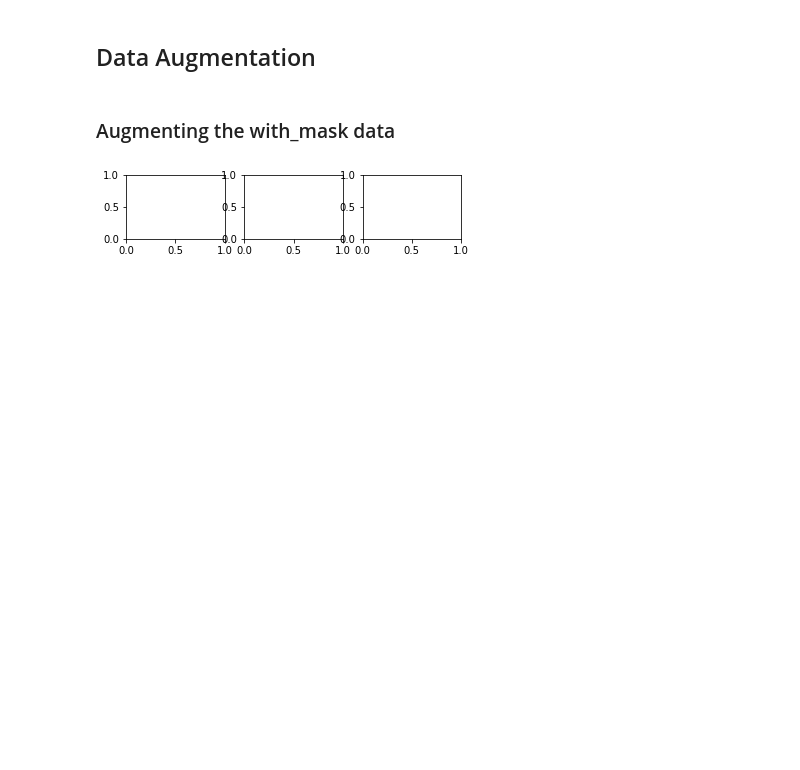
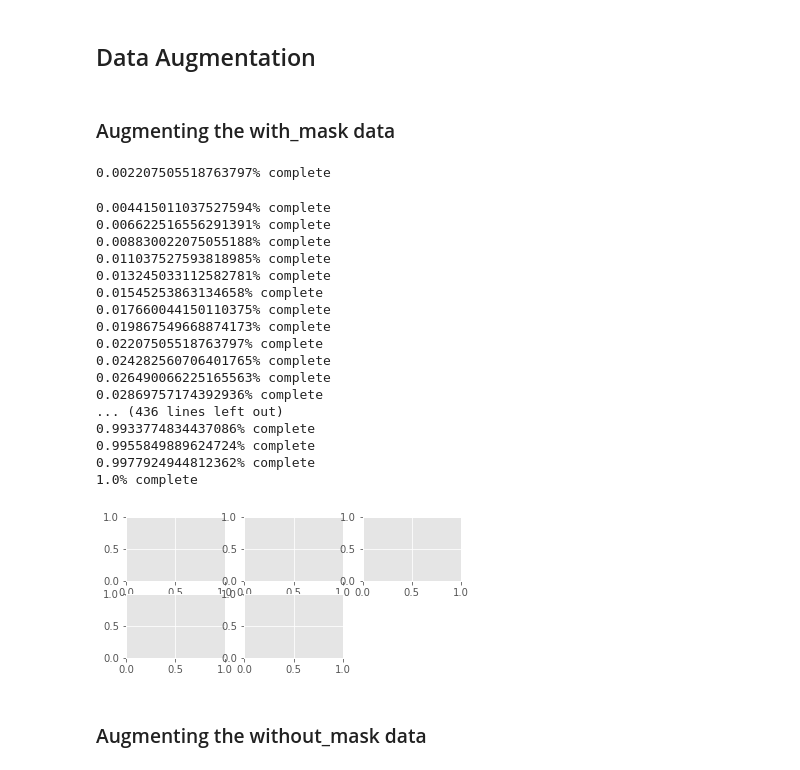
Before and after one commit to ApoorvMehrotra0706/FaceMaskDetection, a Jupyter notebook: BaseModel/Base model.ipynb, the cells around one changed output. Drawn from its saved outputs; the diff is of its cells as text; code cells hidden in the pictures; blank space fills up the shorter version.

```diff
--- a/BaseModel/Base model.ipynb
+++ b/BaseModel/Base model.ipynb
@@ -5,8 +8,12 @@
 # %%
 apoorvPath = '/Users/admin/Desktop/Apoorv/dataset'
 pranjayPath = '/Users/admin/Documents/255/Project/BaseModelDataset/dataset'
-#datasetPath = pranjayPath
-datasetPath = apoorvPath
+pranjayPath2='/media/pranjay/Personal/Study/Spring2021/255-DataMining/BaseModelDataset/dataset'
+drivePath='/content/drive/Shareddrives/255-FaceDetection/BaseModelDataset/dataset'
+# datasetPath = pranjayPath
+# datasetPath=drivePath
+# datasetPath = apoorvPath
+datasetPath=pranjayPath2
 # %%
 !ls $datasetPath
 # %% [output]
@@ -314,6 +321,17 @@ from keras.preprocessing.image import img_to_array
 from keras.preprocessing.image import ImageDataGenerator
 from matplotlib import pyplot
 from PIL import Image as im
+# %%
+#Augmented dataset path
+apoorvPath = '/Users/admin/Desktop/Apoorv'
+pranjayPath = '/Users/admin/Documents/255/Project/BaseModelDataset'
+# datasetUgmentedPath = pranjayPath
+
+drivePath='/content/drive/Shareddrives/255-FaceDetection/BaseModelDataset'
+# datasetUgmentedPath=drivePath
+pranjayPath2='/media/pranjay/Personal/Study/Spring2021/255-DataMining/BaseModelDataset'
+datasetUgmentedPath=pranjayPath2
+# datasetUgmentedPath = apoorvPath
 # %%
 # load the image
 j = 0
@@ -329,7 +347,7 @@ for image in w_mask:
     # prepare iterator
     it = datagen.flow(samples, batch_size=1)
     # generate samples
-    for i in range(3):
+    for i in range(5):
         # define subplot
         pyplot.subplot(330 + 1 + i)
         # generate batch of images
@@ -337,7 +355,7 @@ for image in w_mask:
         # convert to unsigned integers for viewing
         image = batch[0].astype('uint8')
         data = im.fromarray(image)
-        data.save('{0}/augmentation/with_mask/img{1}.png'.format(datasetPath, number))
+        data.save('{0}/augmentation/with_mask/img{1}.png'.format(datasetUgmentedPath, number))
         number = number + 1
 
     ## Second Augmentation
@@ -346,7 +364,7 @@ for image in w_mask:
     # prepare iterator
     it = datagen.flow(samples, batch_size=1)
     # generate samples
-    for i in range(3):
+    for i in range(5):
         # define subplot
         pyplot.subplot(330 + 1 + i)
         # generate batch of images
@@ -354,7 +372,7 @@ for image in w_mask:
         # convert to unsigned integers for viewing
         image = batch[0].astype('uint8')
         data = im.fromarray(image)
-        data.save('{0}/augmentation/with_mask/img{1}.png'.format(datasetPath, number))
+        data.save('{0}/augmentation/with_mask/img{1}.png'.format(datasetUgmentedPath, number))
         number = number + 1
 
 
@@ -363,7 +381,7 @@ for image in w_mask:
     # prepare iterator
     it = datagen.flow(samples, batch_size=1)
     # generate samples
-    for i in range(3):
+    for i in range(5):
         # define subplot
         pyplot.subplot(330 + 1 + i)
         # generate batch of images
@@ -371,41 +389,63 @@ for image in w_mask:
         # convert to unsigned integers for viewing
         image = batch[0].astype('uint8')
         data = im.fromarray(image)
-        data.save('{0}/augmentation/with_mask/img{1}.png'.format(datasetPath, number))
+        data.save('{0}/augmentation/with_mask/img{1}.png'.format(datasetUgmentedPath, number))
         number = number + 1
 
 
     ## Fourth augmnetation
     datagen = ImageDataGenerator(zoom_range=[0.5,1.0])
     # prepare iterator
     it = datagen.flow(samples, batch_size=1)
     # generate samples
-    for i in range(3):
+    for i in range(4):
         # define subplot
         pyplot.subplot(330 + 1 + i)
         # generate batch of images
         batch = it.next()
         # convert to unsigned integers for viewing
         image = batch[0].astype('uint8')
         data = im.fromarray(image)
-        data.save('{0}/augmentation/with_mask/img{1}.png'.format(datasetPath, number))
+        data.save('{0}/augmentation/with_mask/img{1}.png'.format(datasetUgmentedPath, number))
         number = number + 1
 
 
     ## Fifth augmnetation
     datagen = ImageDataGenerator(height_shift_range=0.5)
     # prepare iterator
     it = datagen.flow(samples, batch_size=1)
     # generate samples
-    for i in range(3):
+    for i in range(4):
         # define subplot
         pyplot.subplot(330 + 1 + i)
         # generate batch of images
         batch = it.next()
         # convert to unsigned integers for viewing
         image = batch[0].astype('uint8')
         data = im.fromarray(image)
-        data.save('{0}/augmentation/with_mask/img{1}.png'.format(datasetPath, number))
+        data.save('{0}/augmentation/with_mask/img{1}.png'.format(datasetUgmentedPath, number))
         number = number + 1
+
+    percent =  (number/23)/len(w_mask)
+#     if (percent%10 == 0 or percent%10 == 0.0 ):
+    print('{0}% complete'.format(percent))
 # %% [output]
+0.002207505518763797% complete
+0.004415011037527594% complete
+0.006622516556291391% complete
+0.008830022075055188% complete
+0.011037527593818985% complete
+0.013245033112582781% complete
+0.01545253863134658% complete
+0.017660044150110375% complete
+0.019867549668874173% complete
+0.02207505518763797% complete
+0.024282560706401765% complete
+0.026490066225165563% complete
+0.02869757174392936% complete
+... (436 lines left out)
+0.9933774834437086% complete
+0.9955849889624724% complete
+0.9977924944812362% complete
+1.0% complete
-[figure, old version]
+[figure, new version]
@@ -414,3 +452,5 @@ for image in w_mask:
+# %% [markdown]
+### Augmenting the without_mask data
 # %%
 # load the image
 j = 0
```
Also changed, not shown: parts of 24 cells of this notebook, 6 other files.
